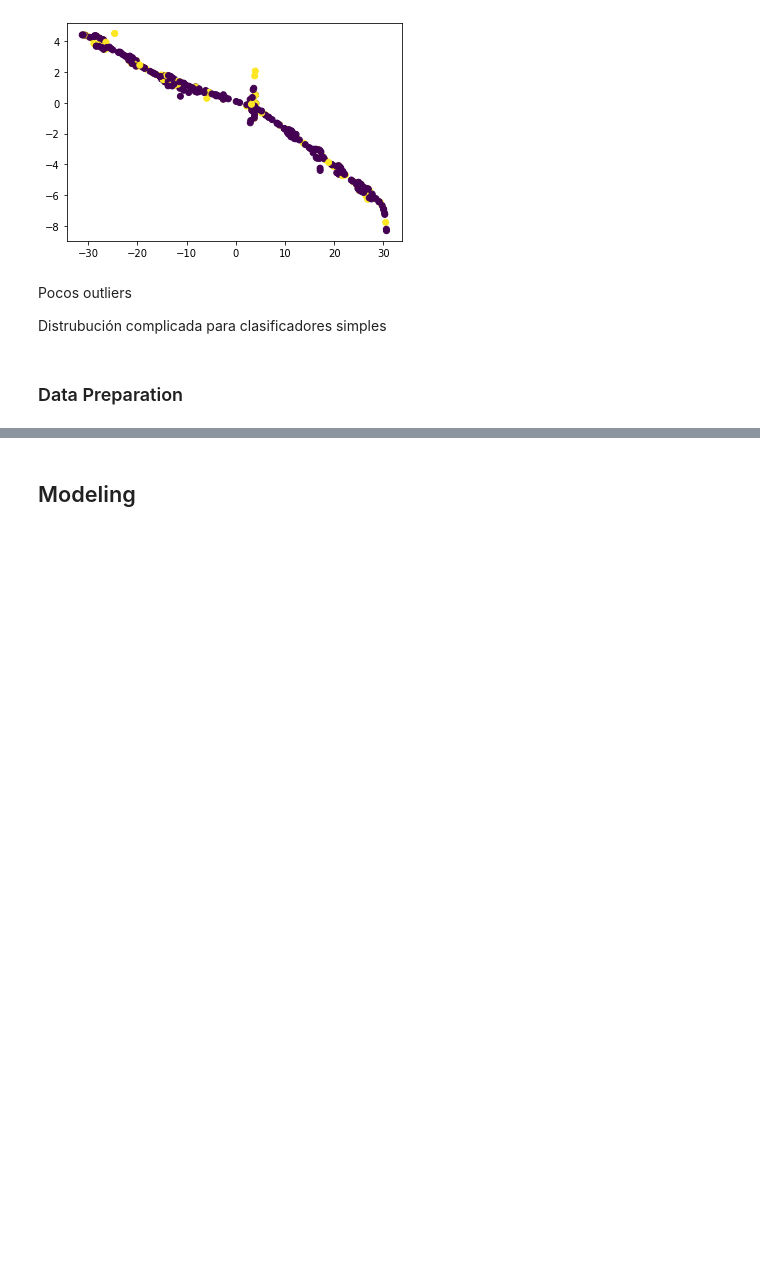
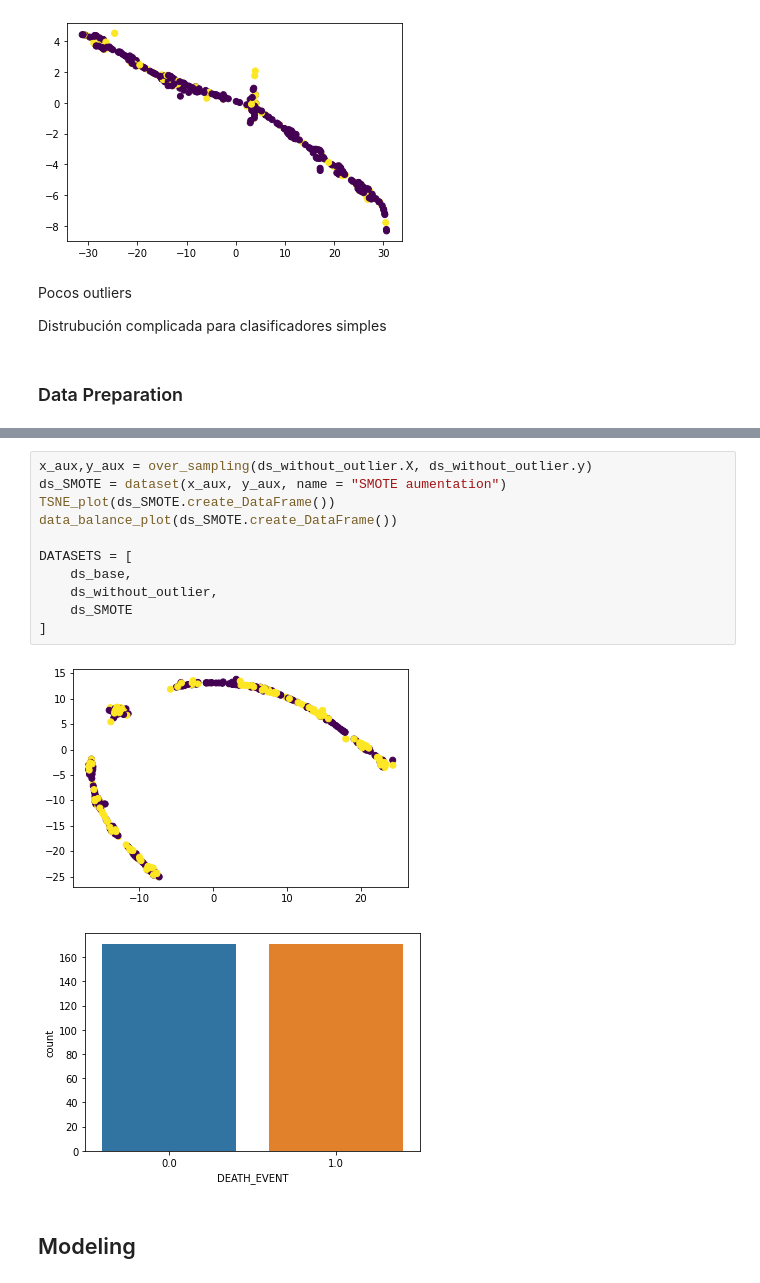
Before and after one commit to miguel-kjh/Heart-Failure-Prediction, a Jupyter notebook: kernel.ipynb, the cells around one changed output, grey strips where cells are left out. Cells and saved outputs as stored; diff of their text form; blank space fills up the shorter version.

```diff
--- a/kernel.ipynb
+++ b/kernel.ipynb
@@ -173,3 +189,17 @@ DATASETS = [
+# %%
+x_aux,y_aux = over_sampling(ds_without_outlier.X, ds_without_outlier.y)
+ds_SMOTE = dataset(x_aux, y_aux, name = "SMOTE aumentation")
+TSNE_plot(ds_SMOTE.create_DataFrame())
+data_balance_plot(ds_SMOTE.create_DataFrame())
+
+DATASETS = [
+    ds_base,
+    ds_without_outlier,
+    ds_SMOTE
+]
+# %% [output]
+[figure, added]
+[figure, added]
 # %% [markdown]
 ## Modeling
 # %%
```
Also changed, not shown: parts of 19 cells of this notebook.
